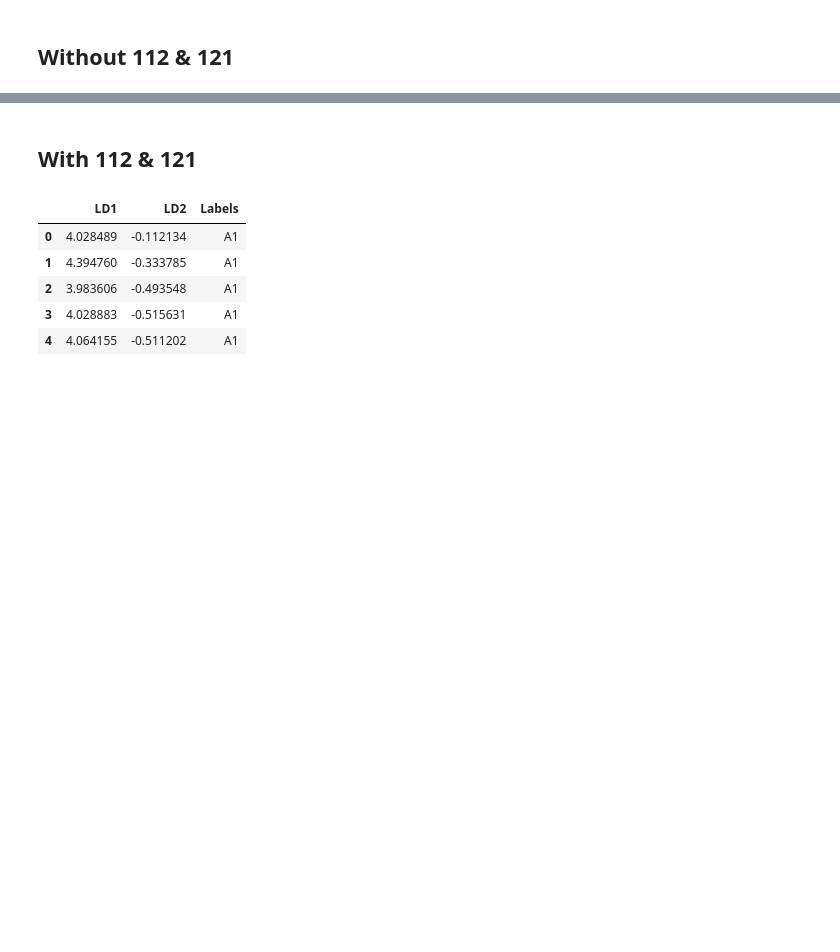
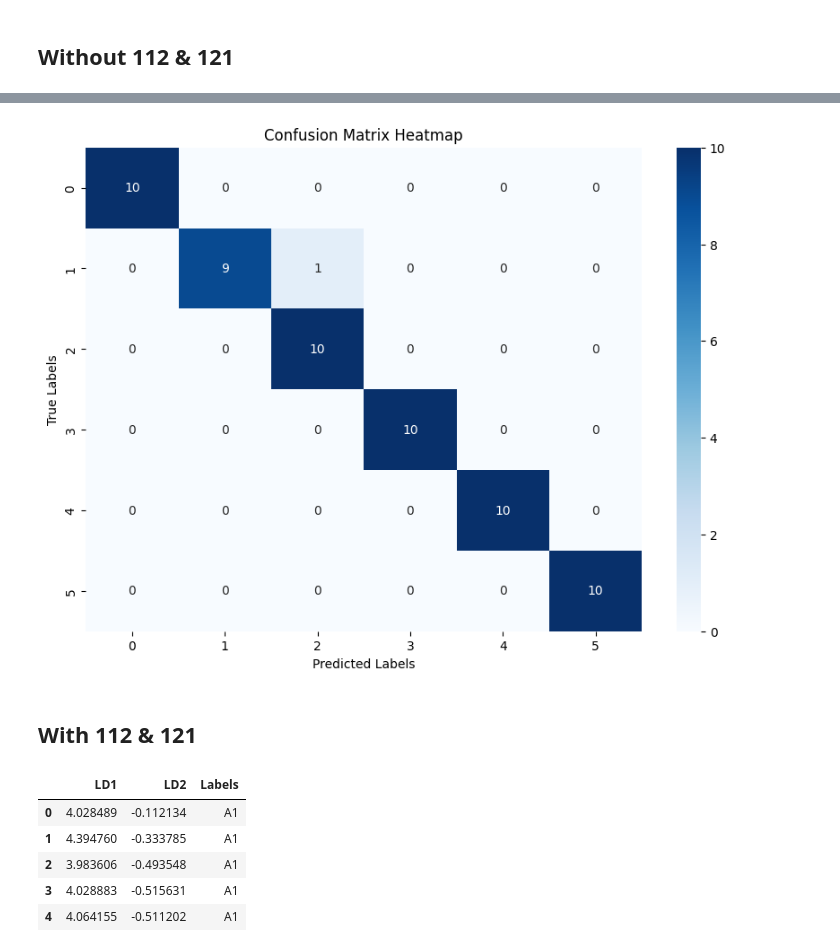
Before and after one commit to SohamD34/BTP, a Jupyter notebook: scripts/Mixture + Analytes/8 Mixtures/LDA_SVM.ipynb, the cells around one changed output, grey strips where cells are left out. Cells and saved outputs as stored; diff of their text form; code cells hidden in the pictures; blank space fills up the shorter version.

```diff
--- a/scripts/Mixture + Analytes/8 Mixtures/LDA_SVM.ipynb
+++ b/scripts/Mixture + Analytes/8 Mixtures/LDA_SVM.ipynb
@@ -79,3 +102,18 @@ plt.show()
+# %%
+from sklearn.metrics import confusion_matrix
+
+conf_matrix = confusion_matrix(Y, predictions)
+
+label_mapping = {'Mix_101': 0, 'A1': 1, 'A2': 2, 'A3': 3, 'Mix_111':4, 'Mix_211':5}
+
+plt.figure(figsize=(10, 7))
+sns.heatmap(conf_matrix, annot=True, fmt='d', cmap='Blues', xticklabels=label_mapping.values(), yticklabels=label_mapping.values())
+plt.xlabel('Predicted Labels')
+plt.ylabel('True Labels')
+plt.title('Confusion Matrix Heatmap')
+plt.show()
+# %% [output]
+[figure, added]
 # %% [markdown]
 ## With 112 & 121
 # %%
```
Also changed, not shown: parts of 11 cells of this notebook, 3 other files.
